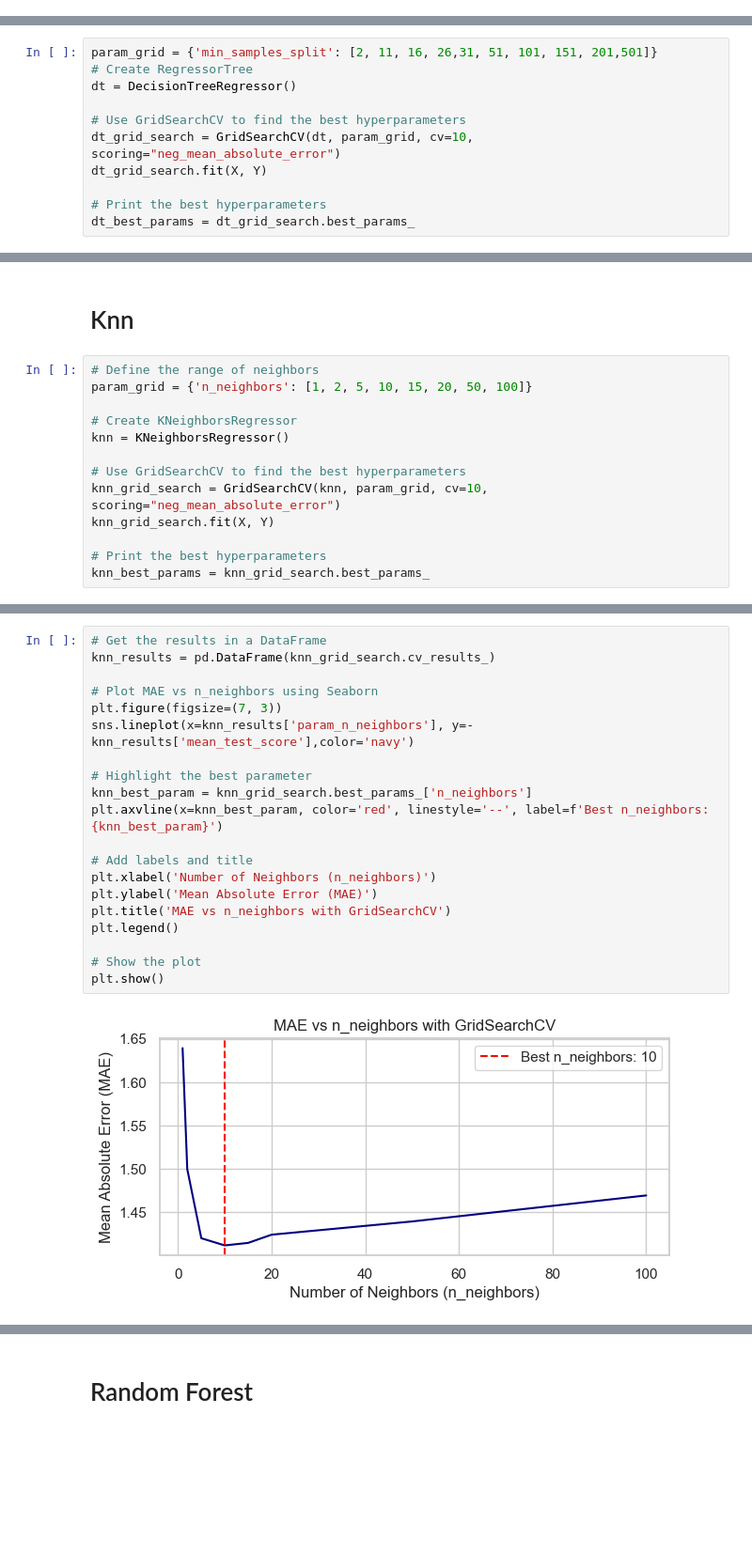
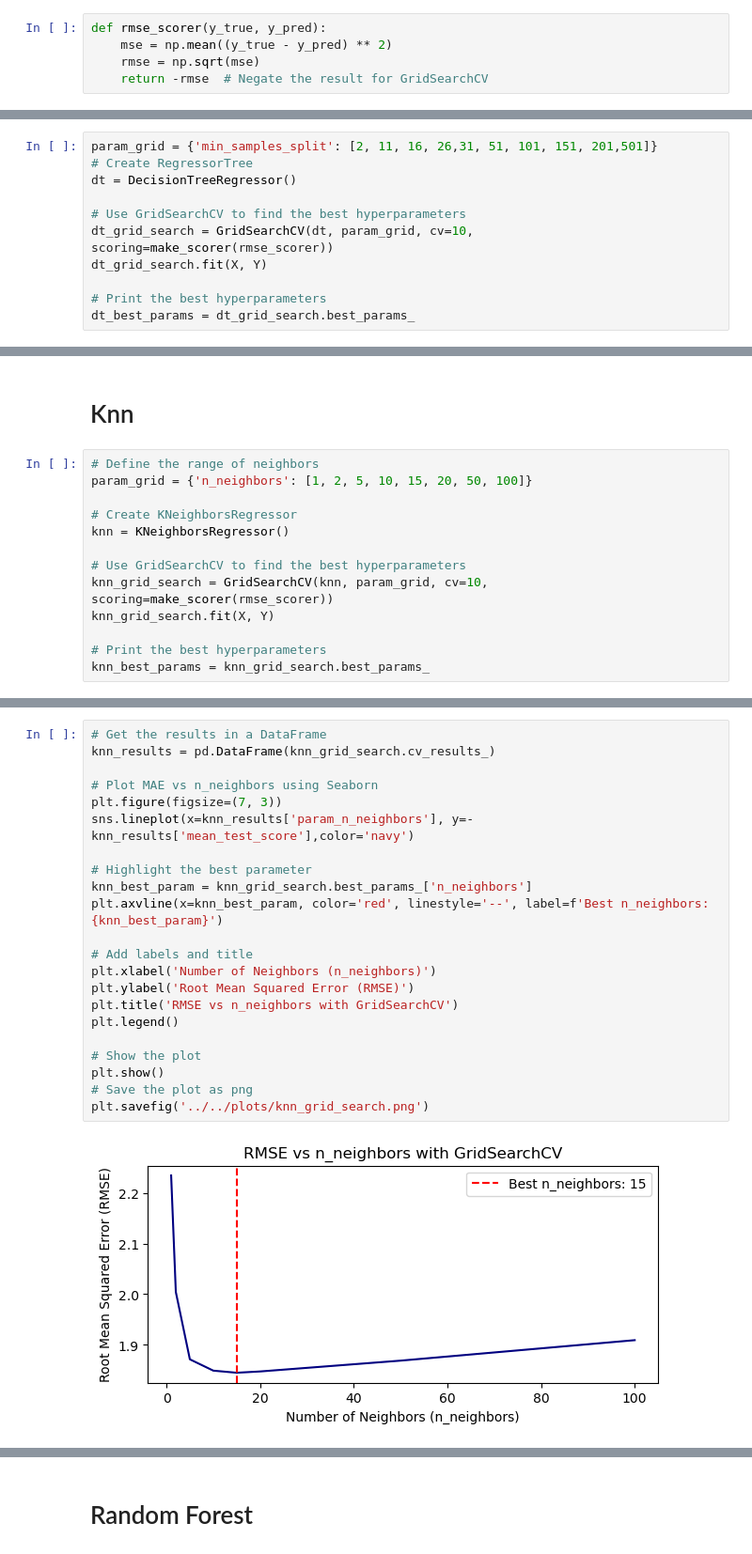
Before and after one commit to giuliofantuzzi/ML-final-project, a Jupyter notebook: code/ML-models/hyperparameter-tuning.ipynb, the cells around one changed output, grey strips where cells are left out. Shown at 94% size. Saved outputs shown, nothing was run; the diff lists cells and outputs as text; blank space fills up the shorter version.

Commit message:
add plots

```diff
--- a/code/ML-models/hyperparameter-tuning.ipynb
+++ b/code/ML-models/hyperparameter-tuning.ipynb
@@ -29,6 +30,11 @@ X = data.drop(columns=['engagement.rate'])
 # columns_to_scale= [col for col in X.columns if col not in X.select_dtypes('bool').columns.tolist()]
 # scaler = StandardScaler()
 # X[columns_to_scale]= scaler.fit_transform(X[columns_to_scale])
+# %%
+def rmse_scorer(y_true, y_pred):
+    mse = np.mean((y_true - y_pred) ** 2)
+    rmse = np.sqrt(mse)
+    return -rmse  # Negate the result for GridSearchCV
 # %% [markdown]
 **DISCLAIMER:** we want a robust result about the optimal hyperparameters, so we are going to implement a CV.
 Since our future models will be trained in training sets with size $\frac{9}{10}|D|$, we can do hyperparameter tuning with CV on the entire dataset (in order to mantain the same proportion)
@@ -40,7 +46,7 @@ param_grid = {'min_samples_split': [2, 11, 16, 26,31, 51, 101, 151, 201,501]}
 dt = DecisionTreeRegressor()
 
 # Use GridSearchCV to find the best hyperparameters
-dt_grid_search = GridSearchCV(dt, param_grid, cv=10, scoring="neg_mean_absolute_error")
+dt_grid_search = GridSearchCV(dt, param_grid, cv=10, scoring=make_scorer(rmse_scorer))
 dt_grid_search.fit(X, Y)
 
 # Print the best hyperparameters
@@ -81,7 +90,7 @@ param_grid = {'n_neighbors': [1, 2, 5, 10, 15, 20, 50, 100]}
 knn = KNeighborsRegressor()
 
 # Use GridSearchCV to find the best hyperparameters
-knn_grid_search = GridSearchCV(knn, param_grid, cv=10, scoring="neg_mean_absolute_error")
+knn_grid_search = GridSearchCV(knn, param_grid, cv=10, scoring=make_scorer(rmse_scorer))
 knn_grid_search.fit(X, Y)
 
 # Print the best hyperparameters
@@ -93,22 +102,24 @@ KNN Best hyperparameters: {'n_neighbors': 10}
 # %%
 # Get the results in a DataFrame
 knn_results = pd.DataFrame(knn_grid_search.cv_results_)
 
 # Plot MAE vs n_neighbors using Seaborn
 plt.figure(figsize=(7, 3))
 sns.lineplot(x=knn_results['param_n_neighbors'], y=-knn_results['mean_test_score'],color='navy')
 
 # Highlight the best parameter
 knn_best_param = knn_grid_search.best_params_['n_neighbors']
 plt.axvline(x=knn_best_param, color='red', linestyle='--', label=f'Best n_neighbors: {knn_best_param}')
 
 # Add labels and title
 plt.xlabel('Number of Neighbors (n_neighbors)')
-plt.ylabel('Mean Absolute Error (MAE)')
-plt.title('MAE vs n_neighbors with GridSearchCV')
+plt.ylabel('Root Mean Squared Error (RMSE)')
+plt.title('RMSE vs n_neighbors with GridSearchCV')
 plt.legend()
 
 # Show the plot
 plt.show()
+# Save the plot as png
+plt.savefig('../../plots/knn_grid_search.png')
 # %% [output]
-[figure, old version]
+[figure, new version]
```
Also changed, not shown: parts of 14 cells of this notebook, 7 other files.
